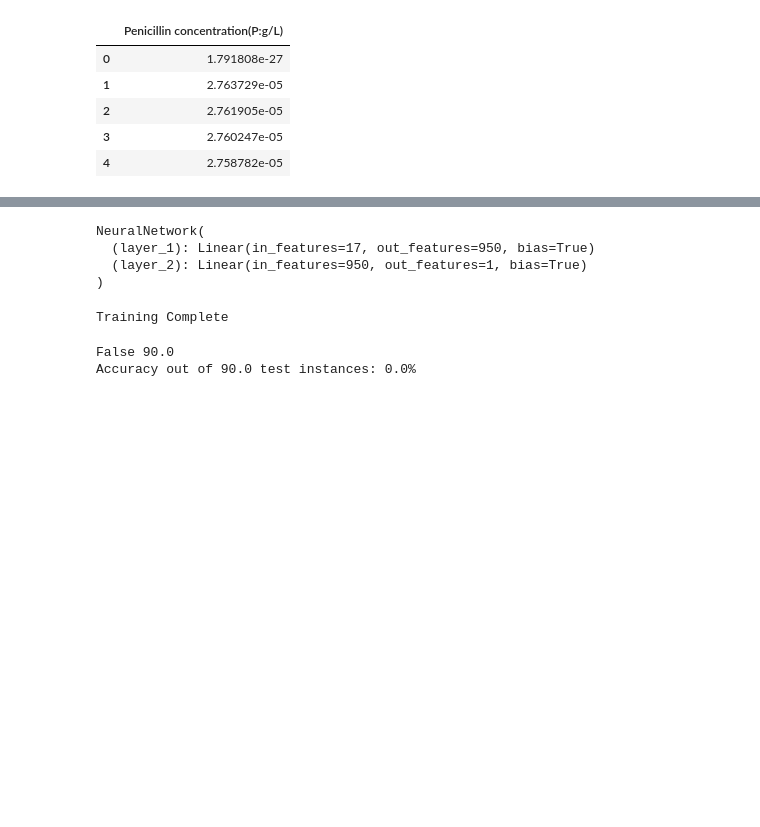
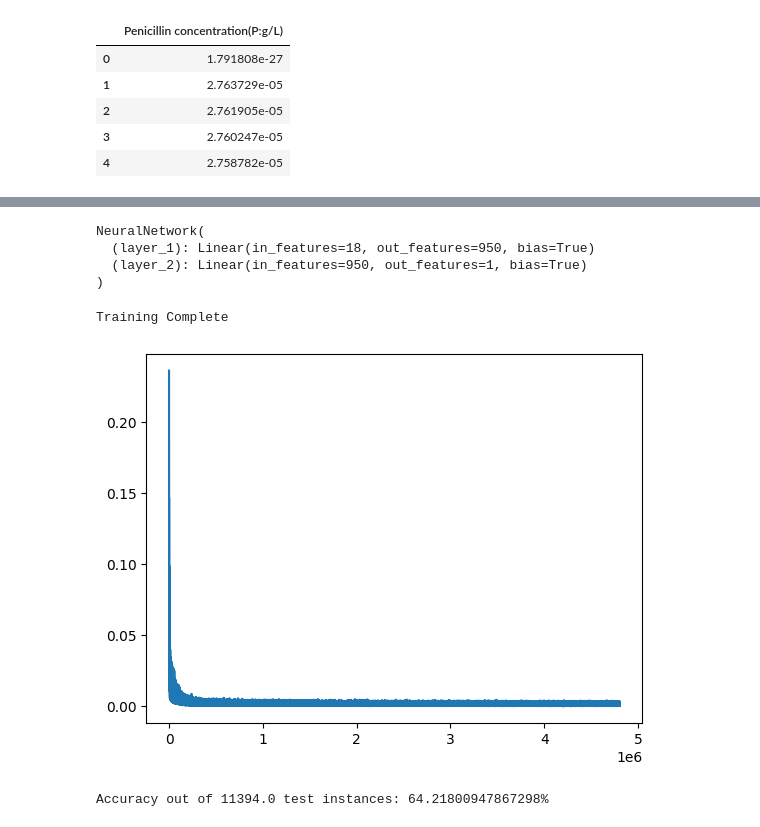
Before and after one commit to plutoniumm/MLTests, a Jupyter notebook: DeepNN_Pred.ipynb, the cells around one changed output, grey strips where cells are left out. Saved outputs shown, nothing was run; the diff lists cells and outputs as text; code cells hidden in the pictures; blank space fills up the shorter version.

```diff
--- a/DeepNN_Pred.ipynb
+++ b/DeepNN_Pred.ipynb
@@ -67,9 +67,9 @@ x_keys = [
     "Time (h)", "Aeration rate(Fg:L/h)", "Sugar feed rate(Fs:L/h)","Acid flow rate(Fa:L/h)",
     "Base flow rate(Fb:L/h)","Heating/cooling water flow rate(Fc:L/h)","Heating water flow rate(Fh:L/h)",
     "Water for injection/dilution(Fw:L/h)","Substrate concentration(S:g/L)","PAA flow(Fpaa:PAA flow (L/h))",
-    "Oil flow(Foil:L/hr)", "0 - Recipe driven 1 - Operator controlled(Control_ref:Control ref)",
-    "Oxygen Uptake Rate(OUR:(g min^{-1}))",
+    "Oil flow(Foil:L/hr)", "Oxygen Uptake Rate(OUR:(g min^{-1}))", "Ammonia shots(NH3_shots:kgs)",
     # Converted variables
+    "0 - Recipe driven 1 - Operator controlled(Control_ref:Control ref)",
     "Air head pressure(pressure:bar)", "Temperature(T:K)", "pH(pH:pH)", "Vessel Volume(V:L)"
 ]
 x = d_scaled[x_keys]
@@ -98,7 +98,7 @@ y.head()
 | 4 | 2.758782e-05 |
 # %%
 rand = round(time.time() * 1000) % 100;
-x_train, x_test, y_train, y_test = train_test_split(x, y, train_size=0.91, random_state=rand)
+x_train, x_test, y_train, y_test = train_test_split(x, y, train_size=0.9, random_state=rand)
 
 print ("x_train: ", x_train.shape)
 print ("x_test: ", x_test.shape)
@@ -158,7 +157,7 @@ class NeuralNetwork(nn.Module):
 
     def forward(self, x):
         x = torch.nn.functional.relu(self.layer_1(x))
-        x = torch.nn.functional.relu(self.layer_2(x))
+        x = self.layer_2(x)
 
         return x
 
@@ -166,54 +165,56 @@ model = NeuralNetwork(input_dim, hidden_dim, output_dim)
 print(model)
 # %% [output]
 NeuralNetwork(
-  (layer_1): Linear(in_features=17, out_features=950, bias=True)
+  (layer_1): Linear(in_features=18, out_features=950, bias=True)
   (layer_2): Linear(in_features=950, out_features=1, bias=True)
 )
 # %%
-learning_rate = 0.1
-loss_fn = nn.BCELoss()
+learning_rate = 0.00001
+loss_fn = nn.MSELoss()
 optimizer = torch.optim.SGD(model.parameters(), lr=learning_rate)
+# scheduler = lr_scheduler.ExponentialLR(optimizer, gamma=0.5)
 # %%
-num_epochs = 100
+num_epochs = 1500
 loss_values = []
 
 
 for epoch in range(num_epochs):
     for x, y in train_dataloader:
         # zero the parameter gradients
         optimizer.zero_grad()
 
         # forward + backward + optimize
         pred = model(x)
         loss = loss_fn(pred, y)
         loss_values.append(loss.item())
         loss.backward()
         optimizer.step()
+        # scheduler.step()
 
+# plt.plot(loss_values[500:])
+plt.plot(loss_values)
 print("Training Complete")
 # %% [output]
 Training Complete
+[figure, added]
 # %%
-import itertools
-
 total = 0.0
 correct = 0.0
 y_pred = []
 
+def isClose(base, known, tol):
+    return np.abs((base - known) / base) <= tol
+
 with torch.no_grad():
     for x, y in test_dataloader:
         outputs = model(x)
-        predicted = np.where(outputs < 0.5, 0, 1)
-        predicted = list(itertools.chain(*predicted))
-        np.append(y_pred, predicted)
+        np.append(y_pred, outputs)
         np.append(y_test, y)
         # y_pred.append(predicted)
         # y_test.append(y)
         total += y.size(0)
-        correct += np.sum(np.allclose(predicted, y.numpy(), atol=0.1))
+        correct += np.sum(isClose(outputs.numpy(), y.numpy(), tol=0.1))
 
-print(np.allclose(predicted, y.numpy(), atol=0.1), total)
 print(f'Accuracy out of {total} test instances: {(100 * correct) / total}%')
 # %% [output]
-False 90.0
-Accuracy out of 90.0 test instances: 0.0%
+Accuracy out of 11394.0 test instances: 64.21800947867298%
```
Also changed, not shown: parts of 7 cells of this notebook, 6 other files.
